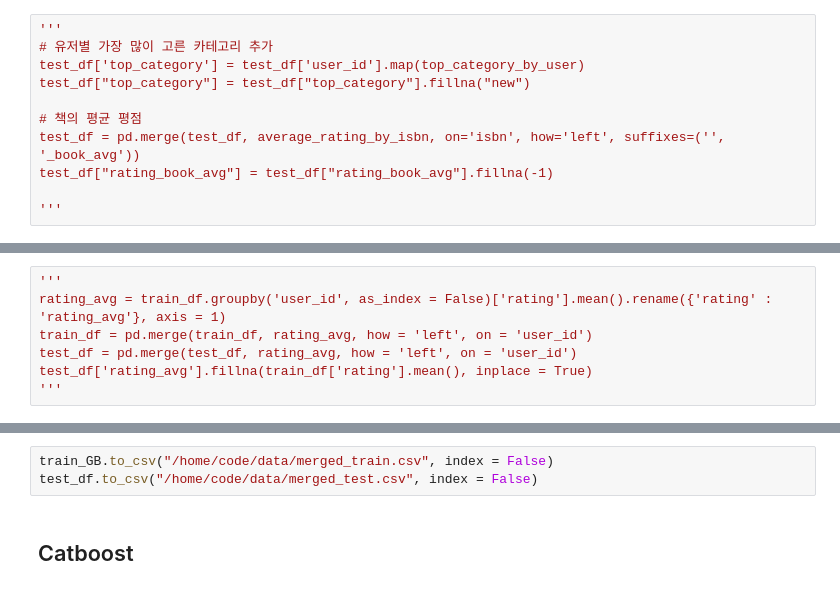
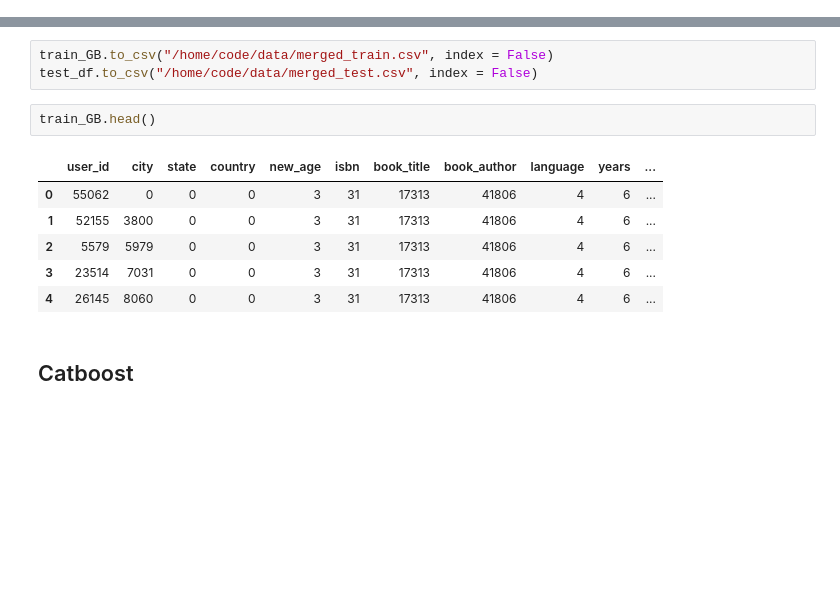
Before and after one commit to boostcampaitech6/level1-bookratingprediction-recsys-06, a Jupyter notebook: Tree_Models_jun.ipynb, the cells around one changed output, grey strips where cells are left out. Saved outputs shown, nothing was run; the diff lists cells and outputs as text; blank space fills up the shorter version.

```diff
--- a/Tree_Models_jun.ipynb
+++ b/Tree_Models_jun.ipynb
@@ -870,17 +869,6 @@ memory usage: 7.6+ MB
 # %%
 test_df['review_counts'] = test_df['user_id'].map(user_id_counts)
 test_df["review_counts"] = test_df["review_counts"].fillna(0)
-# %%
-'''
-# 유저별 가장 많이 고른 카테고리 추가
-test_df['top_category'] = test_df['user_id'].map(top_category_by_user)
-test_df["top_category"] = test_df["top_category"].fillna("new")
-
-# 책의 평균 평점
-test_df = pd.merge(test_df, average_rating_by_isbn, on='isbn', how='left', suffixes=('', '_book_avg'))
-test_df["rating_book_avg"] = test_df["rating_book_avg"].fillna(-1)
-
-'''
 # %%
 test_df.head()
 # %% [output]
@@ -913,13 +901,6 @@ memory usage: 9.4+ MB
 # %% [markdown]
 - `avg_rating`
     - `user_id`별 평균 `rating`의 값을 계산
-# %%
-'''
-rating_avg = train_df.groupby('user_id', as_index = False)['rating'].mean().rename({'rating' : 'rating_avg'}, axis = 1)
-train_df = pd.merge(train_df, rating_avg, how = 'left', on = 'user_id')
-test_df = pd.merge(test_df, rating_avg, how = 'left', on = 'user_id')
-test_df['rating_avg'].fillna(train_df['rating'].mean(), inplace = True)
-'''
 # %%
 train_df['user_id'] = train_df['user_id'].astype('str')
 train_df['city'] = train_df['city'].astype('str')
@@ -1009,6 +990,15 @@ print(X_train.shape, y_train.shape, X_valid.shape, y_valid.shape)
 # %%
 train_GB.to_csv("/home/code/data/merged_train.csv", index = False)
 test_df.to_csv("/home/code/data/merged_test.csv", index = False)
+# %%
+train_GB.head()
+# %% [output]
+|  | user_id | city | state | country | new_age | isbn | book_title | book_author | language | years | ... |
+| 0 | 55062 | 0 | 0 | 0 | 3 | 31 | 17313 | 41806 | 4 | 6 | ... |
+| 1 | 52155 | 3800 | 0 | 0 | 3 | 31 | 17313 | 41806 | 4 | 6 | ... |
+| 2 | 5579 | 5979 | 0 | 0 | 3 | 31 | 17313 | 41806 | 4 | 6 | ... |
+| 3 | 23514 | 7031 | 0 | 0 | 3 | 31 | 17313 | 41806 | 4 | 6 | ... |
+| 4 | 26145 | 8060 | 0 | 0 | 3 | 31 | 17313 | 41806 | 4 | 6 | ... |
 # %% [markdown]
 ## Catboost
 # %%
```
Also changed, not shown: parts of 31 cells of this notebook.
